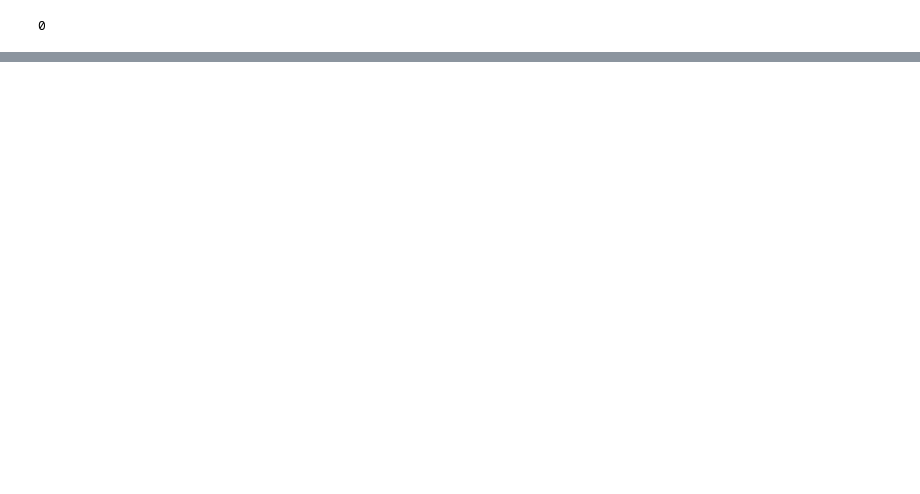
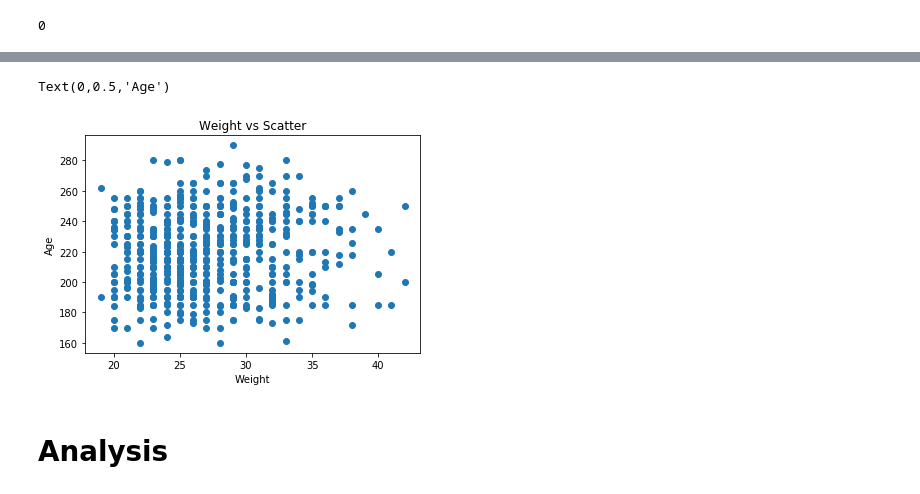
Before and after one commit to Gyagenda/Python-Boot-Camp-, a Jupyter notebook: bootcamp_project.ipynb, the cells around one changed output, grey strips where cells are left out. Drawn from its saved outputs; the diff is of its cells as text; code cells hidden in the pictures; blank space fills up the shorter version.

Commit message:
Added the Analysis

```diff
--- a/bootcamp_project.ipynb
+++ b/bootcamp_project.ipynb
@@ -140,0 +155,16 @@ ValueError: x and y must be the same size
+# %%
+nba=pd.read_csv("nba_rosters_2017_18.csv")
+nba_sub=nba[nba["Age"]>0 & (nba['Weight']>0)]
+
+#nba=nba[['Age','Weight']].dropna()
+nba.head()
+Age_Weight_scatter=plt.figure()
+plt.scatter(nba_sub['Age'],nba_sub['Weight'])
+plt.title("Weight vs Scatter")
+plt.xlabel("Weight")
+plt.ylabel("Age")
+# %% [output]
+Text(0,0.5,'Age')
+[figure, added]
+# %% [markdown]
+# Analysis
```
Also changed, not shown: parts of 24 cells of this notebook.
